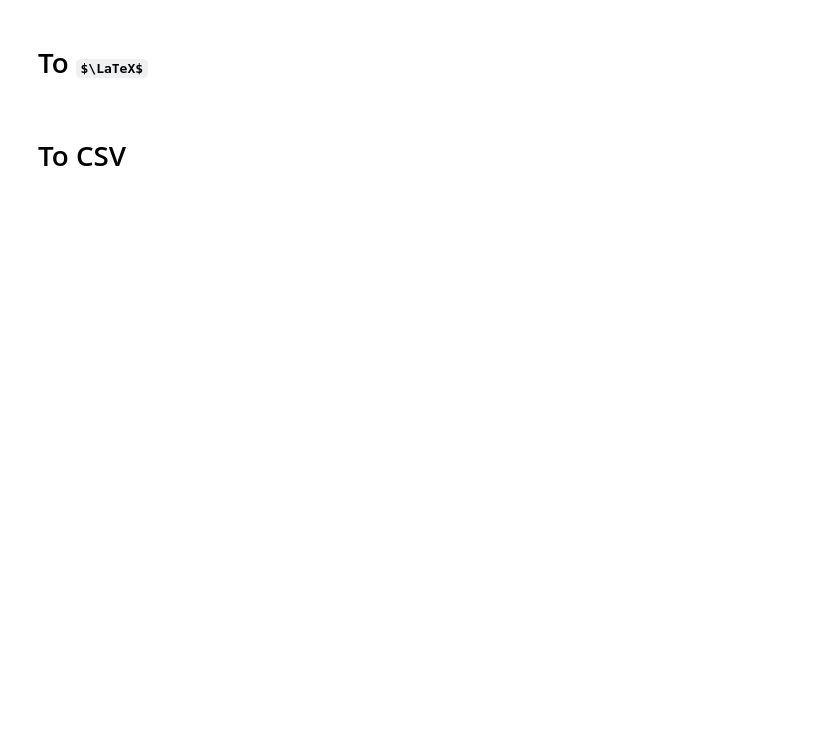
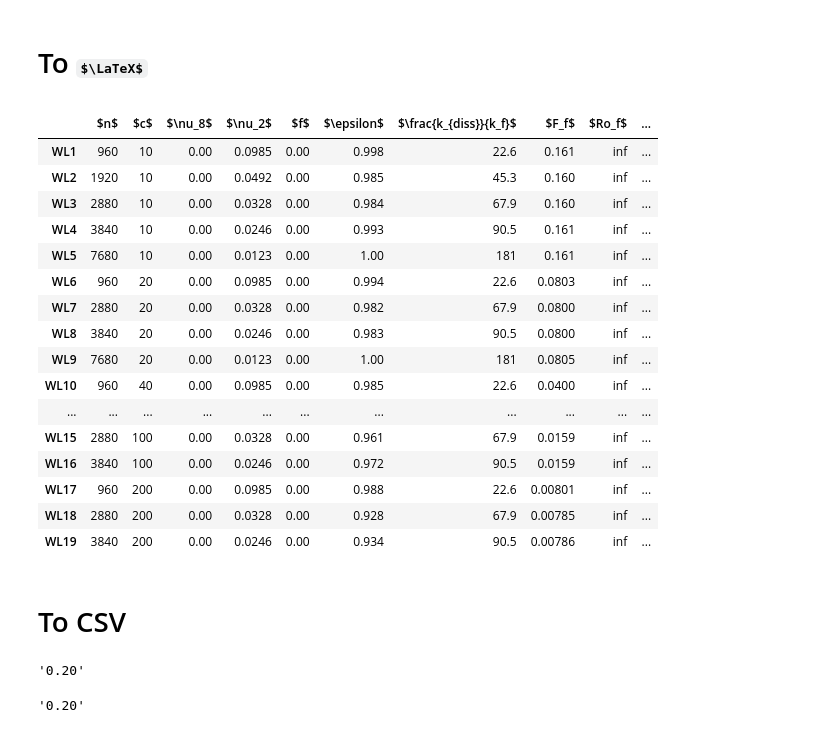
Before and after one commit to ashwinvis/augieretal_jfm_2019_shallow_water, a Jupyter notebook: Python/table_laplacian.ipynb, the cells around one changed output. Drawn from its saved outputs; the diff is of its cells as text; code cells hidden in the pictures; some formulas as TeX source; blank space fills up the shorter version.

```diff
--- a/Python/table_laplacian.ipynb
+++ b/Python/table_laplacian.ipynb
@@ -109,5 +113,29 @@ df_lap
 # %% [markdown]
 # To $\LaTeX$
+# %%
+def myfloat(value, format_spec =''):
+   return '{:#.3g}'.format(value).rstrip(".")
+
+pd.options.display.float_format = myfloat
+df_lap
+# %% [output]
+|  | $n$ | $c$ | $\nu_8$ | $\nu_2$ | $f$ | $\epsilon$ | $\frac{k_{diss}}{k_f}$ | $F_f$ | $Ro_f$ | ... |
+| WL1 | 960 | 10 | 0.00 | 0.0985 | 0.00 | 0.998 | 22.6 | 0.161 | inf | ... |
+| WL2 | 1920 | 10 | 0.00 | 0.0492 | 0.00 | 0.985 | 45.3 | 0.160 | inf | ... |
+| WL3 | 2880 | 10 | 0.00 | 0.0328 | 0.00 | 0.984 | 67.9 | 0.160 | inf | ... |
+| WL4 | 3840 | 10 | 0.00 | 0.0246 | 0.00 | 0.993 | 90.5 | 0.161 | inf | ... |
+| WL5 | 7680 | 10 | 0.00 | 0.0123 | 0.00 | 1.00 | 181 | 0.161 | inf | ... |
+| WL6 | 960 | 20 | 0.00 | 0.0985 | 0.00 | 0.994 | 22.6 | 0.0803 | inf | ... |
+| WL7 | 2880 | 20 | 0.00 | 0.0328 | 0.00 | 0.982 | 67.9 | 0.0800 | inf | ... |
+| WL8 | 3840 | 20 | 0.00 | 0.0246 | 0.00 | 0.983 | 90.5 | 0.0800 | inf | ... |
+| WL9 | 7680 | 20 | 0.00 | 0.0123 | 0.00 | 1.00 | 181 | 0.0805 | inf | ... |
+| WL10 | 960 | 40 | 0.00 | 0.0985 | 0.00 | 0.985 | 22.6 | 0.0400 | inf | ... |
+| ... | ... | ... | ... | ... | ... | ... | ... | ... | ... | ... |
+| WL15 | 2880 | 100 | 0.00 | 0.0328 | 0.00 | 0.961 | 67.9 | 0.0159 | inf | ... |
+| WL16 | 3840 | 100 | 0.00 | 0.0246 | 0.00 | 0.972 | 90.5 | 0.0159 | inf | ... |
+| WL17 | 960 | 200 | 0.00 | 0.0985 | 0.00 | 0.988 | 22.6 | 0.00801 | inf | ... |
+| WL18 | 2880 | 200 | 0.00 | 0.0328 | 0.00 | 0.928 | 67.9 | 0.00785 | inf | ... |
+| WL19 | 3840 | 200 | 0.00 | 0.0246 | 0.00 | 0.934 | 90.5 | 0.00786 | inf | ... |
 # %%
 filename = '../Latex/table_runs_lap.tex'
 os.remove(filename)
@@ -121,3 +149,11 @@ to_latex(
 # To CSV
 # %%
 df_lap.to_csv("dataframes/df_lap.csv")
+# %%
+format(0.2, "#.2g")
+# %% [output]
+'0.20'
+# %%
+"{:#.2g}".format(0.2)
+# %% [output]
+'0.20'
```
Also changed, not shown: parts of 3 cells of this notebook, 2 other files.
